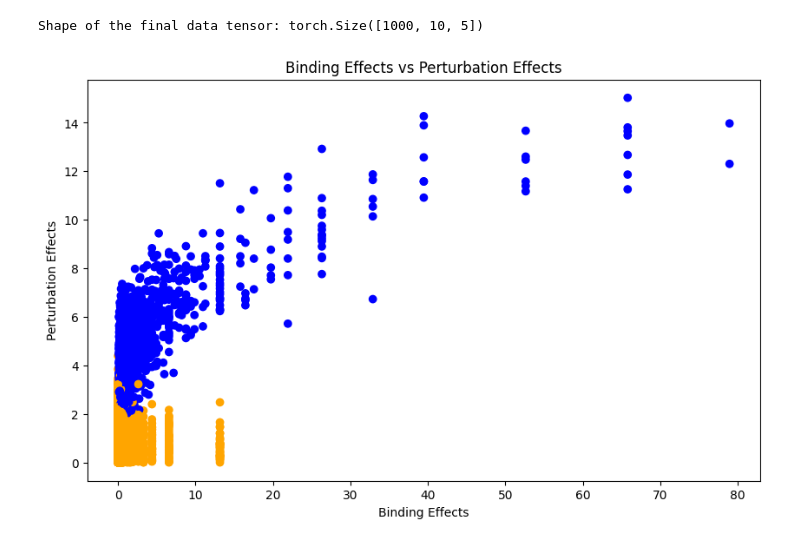
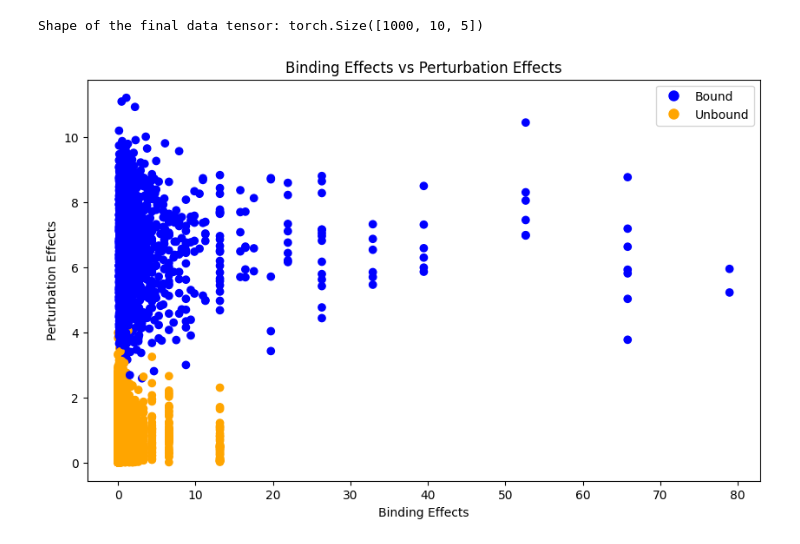
Before and after one commit to BrentLab/yeastdnnexplorer, a Jupyter notebook: docs/tutorials/generate_in_silico_data.ipynb, the cells around one changed output. Saved outputs shown, nothing was run; the diff lists cells and outputs as text; code cells hidden in the pictures.

Commit message:
rewrite in silico data generation tutorial notebook to match current methods

```diff
--- a/docs/tutorials/generate_in_silico_data.ipynb
+++ b/docs/tutorials/generate_in_silico_data.ipynb
@@ -85,7 +173,7 @@ The order of the matrix in the last dimension is:
 # %%
 # Convert lists to tensors if they are not already
-perturbation_effects_tensor = torch.stack(perturbation_effects_list, dim=1)
-perturbation_pvalues_tensor = torch.stack(perturbation_pvalue_list, dim=1)
+perturbation_effects_tensor = torch.stack(perturbation_effects_list_no_mean_adjustment, dim=1)
+perturbation_pvalues_tensor = torch.stack(perturbation_pvalue_list_no_mean_adjustment, dim=1)
 
 # Ensure perturbation data is reshaped to match [n_genes, n_tfs]
 # This step might need adjustment based on the actual shapes of your tensors.
@@ -220,16 +308,22 @@ plt.show()
 # in this case, select the TF binding data that corresponds with the effect data
 # which we wish to produce. use the .unsqueeze(1) method to add the TF dimension
 # after selecting the TF
-perturbation_effects_tf_influenced = [generate_perturbation_effects(binding_data_tensor[:,tf_index,:].unsqueeze(1), tf_index=0, max_mean_adjustment=10.0)
-                             for tf_index in range(sum(n_sample))]
+perturbation_effects_tf_influenced = generate_perturbation_effects(
+    binding_data_tensor,
+    tf_index=0, # this isn't used
+    max_mean_adjustment=3.0, # try 0.1, 3.0, and 10.0
+    signal_mean=5.0, # try 3.0, 5.0, or 10.0
+    noise_mean=0.0, # try adjusting this
+)
+perturbation_pvalue_tf_influenced = torch.zeros_like(perturbation_effects_tf_influenced)
+for col_idx in range(perturbation_effects_tf_influenced.shape[1]):
+    col = perturbation_effects_tf_influenced[:, col_idx]
+    col_pvals = generate_pvalues(col)
+    perturbation_pvalue_tf_influenced[:, col_idx] = col_pvals
 
-perturbation_pvalue_tf_influenced = [generate_pvalues(perturbation_effects)
-                            for perturbation_effects in perturbation_effects_list]
+perturbation_effects_tensor_tf_influened = perturbation_effects_tf_influenced.unsqueeze(-1)
+perturbation_pvalues_tensor_tf_influenced = perturbation_pvalue_tf_influenced.unsqueeze(-1)
 
-perturbation_effects_tensor_tf_influened = torch.stack(perturbation_effects_tf_influenced, dim=1).unsqueeze(-1)
-perturbation_pvalues_tensor_tf_influenced = torch.stack(perturbation_pvalue_tf_influenced, dim=1).unsqueeze(-1)
-
-# Concatenate along the last dimension to form a [n_genes, n_tfs, 5] tensor
 final_data_tensor_tf_influenced = torch.cat(
     (binding_data_tensor,
      perturbation_effects_tensor_tf_influened,
@@ -243,11 +337,17 @@ Shape of the final data tensor: torch.Size([1000, 10, 5])
 # %%
 # Plotting. Note that the 'noise' group effects are still range from 0 to 3
 
 plt.figure(figsize=(10, 6))
 plt.scatter(final_data_tensor_tf_influenced[:, :, 1].flatten(), final_data_tensor_tf_influenced[:, :, 3].flatten().abs(), c=['orange' if x == 0 else 'blue' for x in labels])
 plt.title('Binding Effects vs Perturbation Effects')
 plt.xlabel('Binding Effects')
 plt.ylabel('Perturbation Effects')
+
+legend_labels = ['Bound', 'Unbound']
+colors = ['blue', 'orange']
+legend_handles = [plt.Line2D([0], [0], marker='o', color='w', markerfacecolor=color, markersize=10) for color in colors]
+plt.legend(legend_handles, legend_labels)
+
 plt.show()
 # %% [output]
-[figure, old version]
+[figure, new version]
```
Also changed, not shown: parts of 13 cells of this notebook.
